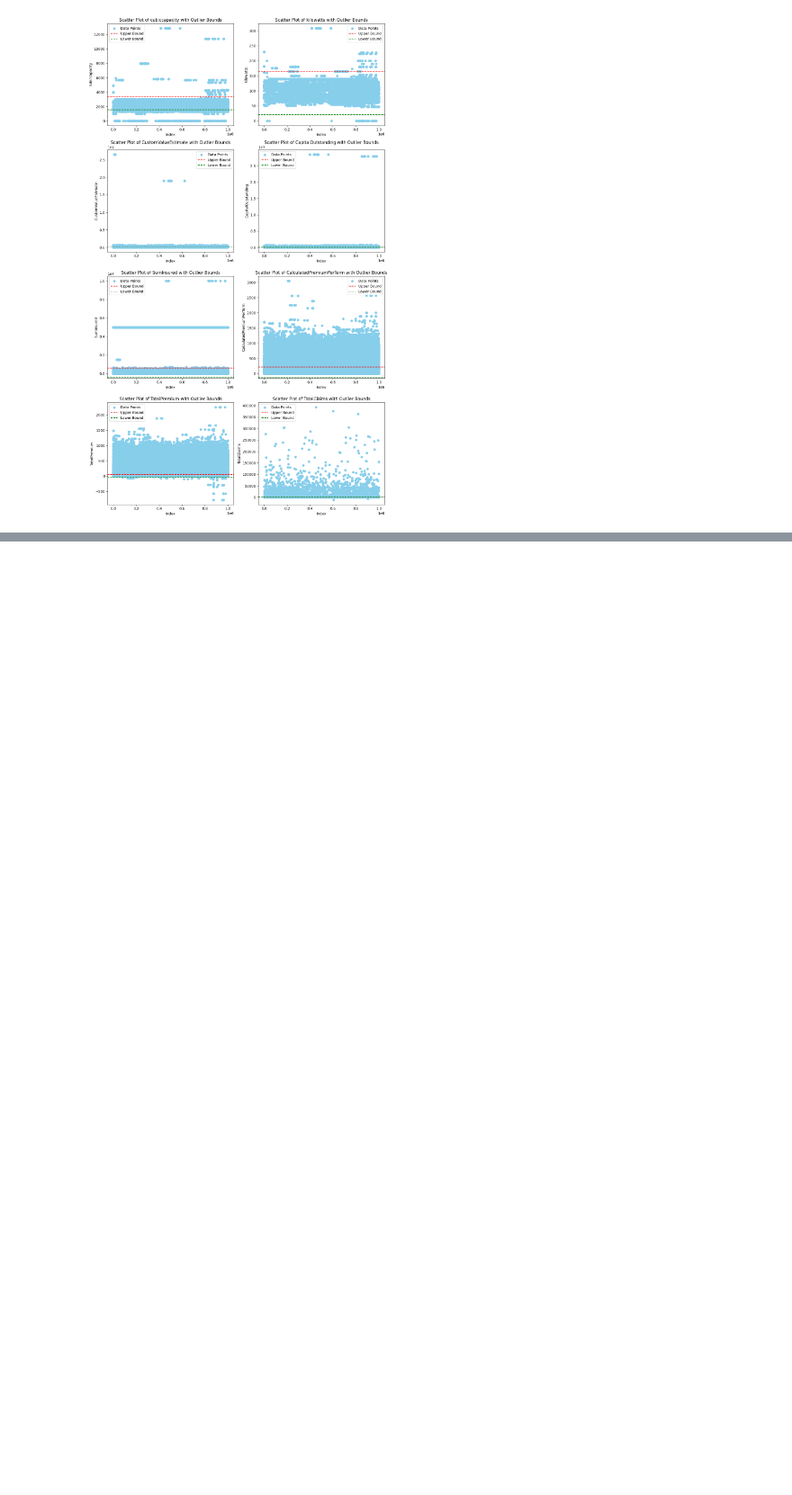
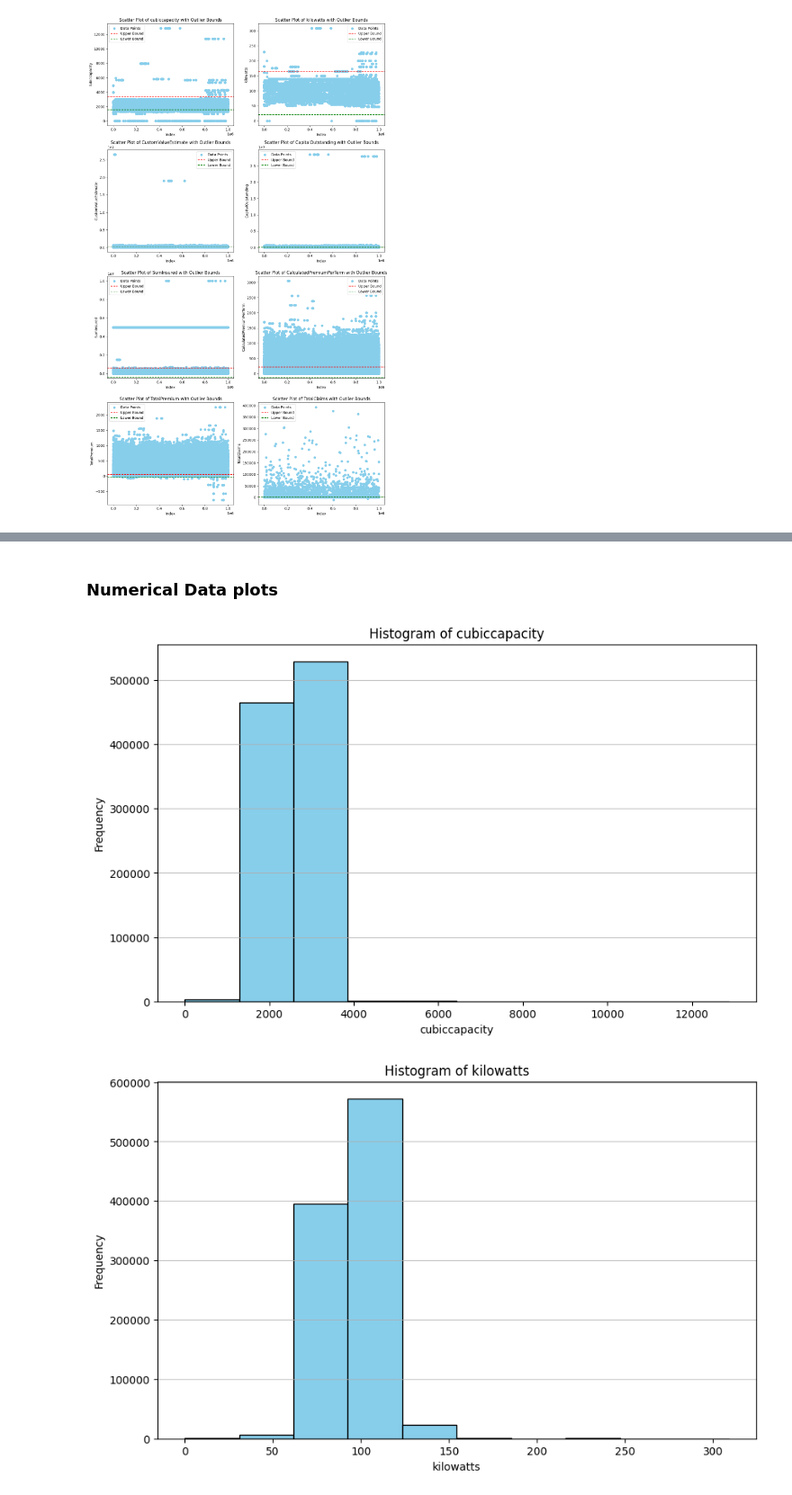
Before and after one commit to yosef-zewdu/Car-Insurance-Risk-Analysis, a Jupyter notebook: notebooks/eda.ipynb, the cells around one changed output, grey strips where cells are left out. Shown at 90% size. Saved outputs shown, nothing was run; the diff lists cells and outputs as text; code cells hidden in the pictures; blank space fills up the shorter version.

```diff
--- a/notebooks/eda.ipynb
+++ b/notebooks/eda.ipynb
@@ -326,0 +398,17 @@ plot_scatter_outliers(dff, lower_bounds, upper_bounds, outlier_counts)
+# %% [markdown]
+### Numerical Data plots
+# %%
+# Loop over each numeric column to plot histograms
+numeric_columns = dff.select_dtypes(include=['float64', 'int64']).columns
+
+for column in numeric_columns:
+    plt.figure(figsize=(10, 6))
+    plt.hist(dff[column], bins=10, color='skyblue', edgecolor='black')
+    plt.title(f'Histogram of {column}')
+    plt.xlabel(column)
+    plt.ylabel('Frequency')
+    plt.grid(axis='y', alpha=0.75)
+    plt.show()
+# %% [output]
+[figure, added]
+[figure, added]
```
Also changed, not shown: parts of 15 cells of this notebook.
